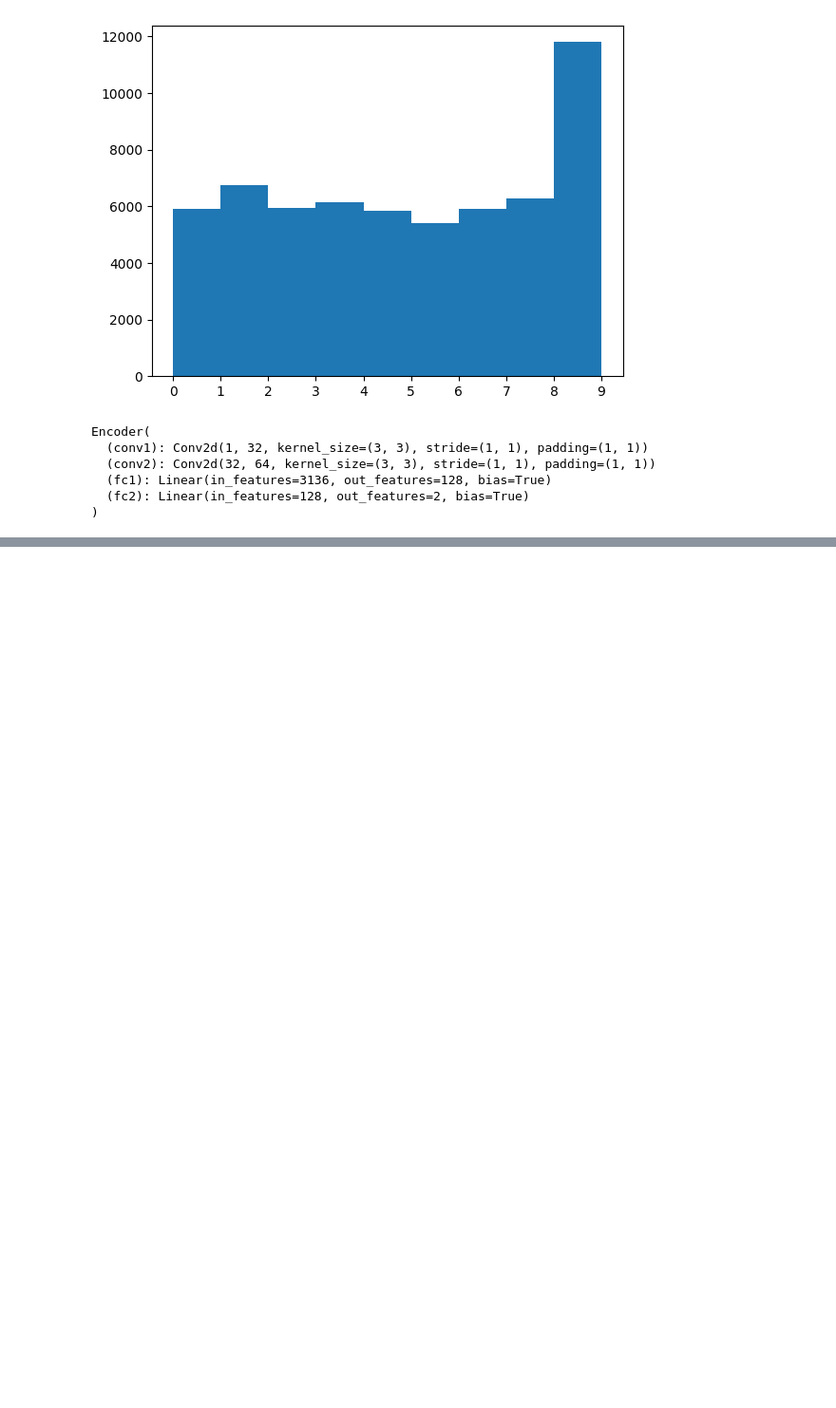
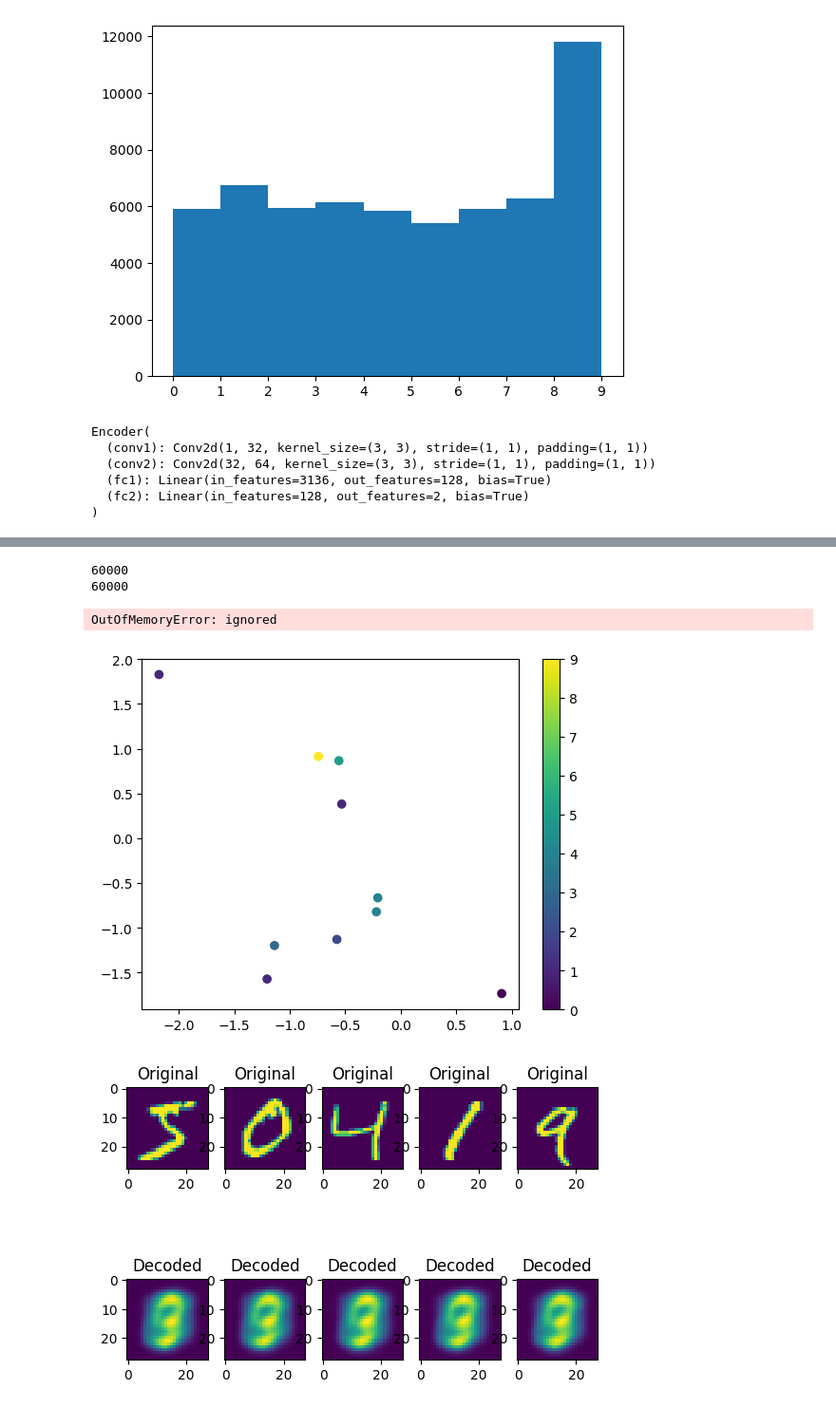
Before and after one commit to MaximeSzymanski/VAE_pytorch, a Jupyter notebook: VAE.ipynb, the cells around one changed output, grey strips where cells are left out. Shown at 95% size. Saved outputs shown, nothing was run; the diff lists cells and outputs as text; code cells hidden in the pictures; blank space fills up the shorter version.

```diff
--- a/VAE.ipynb
+++ b/VAE.ipynb
@@ -106,11 +105,15 @@ class VariationalEncoder(torch.nn.Module):
         self.conv1 = torch.nn.Conv2d(1, 32, kernel_size=3, stride=1, padding=1)
         # relu
         # pooling
-        self.conv2 = torch.nn.Conv2d(32, 64, kernel_size=3, stride=1, padding=1)
+        self.conv2 = torch.nn.Conv2d(32, 64, kernel_size=3, stride=2, padding=1)
+        self.conv3 = torch.nn.Conv2d(64, 64, kernel_size=3, stride=2, padding=1)
+
+        self.conv4 = torch.nn.Conv2d(64, 64, kernel_size=3, stride=1, padding=1)
+
         # relu
         # pooling
         # flatten
-        self.fc1 = torch.nn.Linear(64*7*7, hidden_dim)
+        self.fc1 = torch.nn.Linear(3136, hidden_dim)
         self.mu = torch.nn.Linear(hidden_dim, latent_dim)
         self.logvar = torch.nn.Linear(hidden_dim, latent_dim)
         self.sampling = SamplingLayer()
@@ -118,17 +121,19 @@ class VariationalEncoder(torch.nn.Module):
     def forward(self, x):
         original_x = x
         # x: batch_size * 1 * 28 * 28
-
         x = self.conv1(x)
         x = torch.nn.functional.relu(x)
-        x = torch.nn.functional.max_pool2d(x, kernel_size=2, stride=2)
         # x: batch_size * 32 * 28 * 28
         x = self.conv2(x)
         x = torch.nn.functional.relu(x)
-        x = torch.nn.functional.max_pool2d(x, kernel_size=2, stride=2)
         # x: batch_size * 64 * 28 * 28
+        x = self.conv3(x)
+        x = torch.nn.functional.relu(x)
+        x = self.conv4(x)
+        x = torch.nn.functional.relu(x)
         # flatten
-        x = x.view(-1, 64*7*7)
+        x = x.view(-1, 3136)
+
         # x: batch_size * 64*7*7
         x = self.fc1(x)
         x = torch.nn.functional.relu(x)
@@ -277,10 +277,11 @@ lr = 1e-3
 epochs = 10
 optimizer = torch.optim.Adam(variational_autoencoder.parameters(), lr=lr)
 # %%
+
 # take only 10 % of the data
 
-mnist_trainset.data = mnist_trainset.data[:int(len(mnist_trainset.data)/10)]
-mnist_trainset.targets = mnist_trainset.targets[:int(len(mnist_trainset.targets)/10)]
+mnist_trainset.data = mnist_trainset.data[:int(len(mnist_trainset.data)/1)]
+mnist_trainset.targets = mnist_trainset.targets[:int(len(mnist_trainset.targets)/1)]
 
 mnist_trainloader = torch.utils.data.DataLoader(mnist_trainset, batch_size=batch_size, shuffle=True)
 # %%
@@ -305,38 +310,46 @@ RuntimeError: ignored
 # %%
 # take all images from the train set
-images = mnist_trainset.data.float().unsqueeze(1)/255
-print(len(mnist_trainset.data))
-print(len(mnist_trainset.targets))
-images = images.to(device)
-encoded = variational_autoencoder.encoder( images)
-decoded = variational_autoencoder.decoder( encoded[0])
-# plot the encoded images in 2D, and the decoded images
-encoded_images = encoded[0].cpu().detach().numpy()
-plt.scatter(encoded_images[:, 0], encoded_images[:, 1], c=mnist_trainset.targets.numpy())
-plt.colorbar()
-plt.show()
+with torch.no_grad():
+  images = mnist_trainset.data.float().unsqueeze(1)/255
+  print(len(mnist_trainset.data))
+  print(len(mnist_trainset.targets))
+  images = images.to(device)
+  encoded = variational_autoencoder.encoder( images)
+  decoded = variational_autoencoder.decoder( encoded[0])
+  # plot the encoded images in 2D, and the decoded images
+  encoded_images = encoded[0].cpu().detach().numpy()
+  plt.scatter(encoded_images[:, 0], encoded_images[:, 1], c=mnist_trainset.targets.numpy())
+  plt.colorbar()
+  plt.show()
+# %% [output]
+60000
+60000
+OutOfMemoryError: ignored
 # %%
 # take 10 images from the train set
-images = mnist_trainset.data[:10].float().unsqueeze(1) / 255
+images = mnist_trainset.data[:10].float().unsqueeze(1)
 images = images.to(device)
 encoded = variational_autoencoder.encoder( images)
 
-decoded = variational_autoencoder.decoder( encoded[0]) * 255
+decoded = variational_autoencoder.decoder( encoded[0])
 
 # plot the encoded images in 2D, and the decoded images
 encoded_images = encoded[0].cpu().detach().numpy()
 plt.scatter(encoded_images[:, 0], encoded_images[:, 1], c=mnist_trainset.targets[:10].numpy())
 plt.colorbar()
 plt.show()
 # plot the decoded images, in a 2 by 5 grid, with the original images on top of each decoded of the decoded images
 f, axarr = plt.subplots(2, 5)
 for i in range(5):
     # original images
     # write Original on top of the image
     axarr[0, i].set_title('Original')
     axarr[0, i].imshow(images[i, 0].cpu().detach().numpy())
     # decoded images
     # write Decoded on top of the image
     axarr[1, i].set_title('Decoded')
     axarr[1, i].imshow(decoded[i, 0].cpu().detach().numpy())
 plt.show()
+# %% [output]
+[figure, added]
+[figure, added]
```
Also changed, not shown: parts of 12 cells of this notebook.
